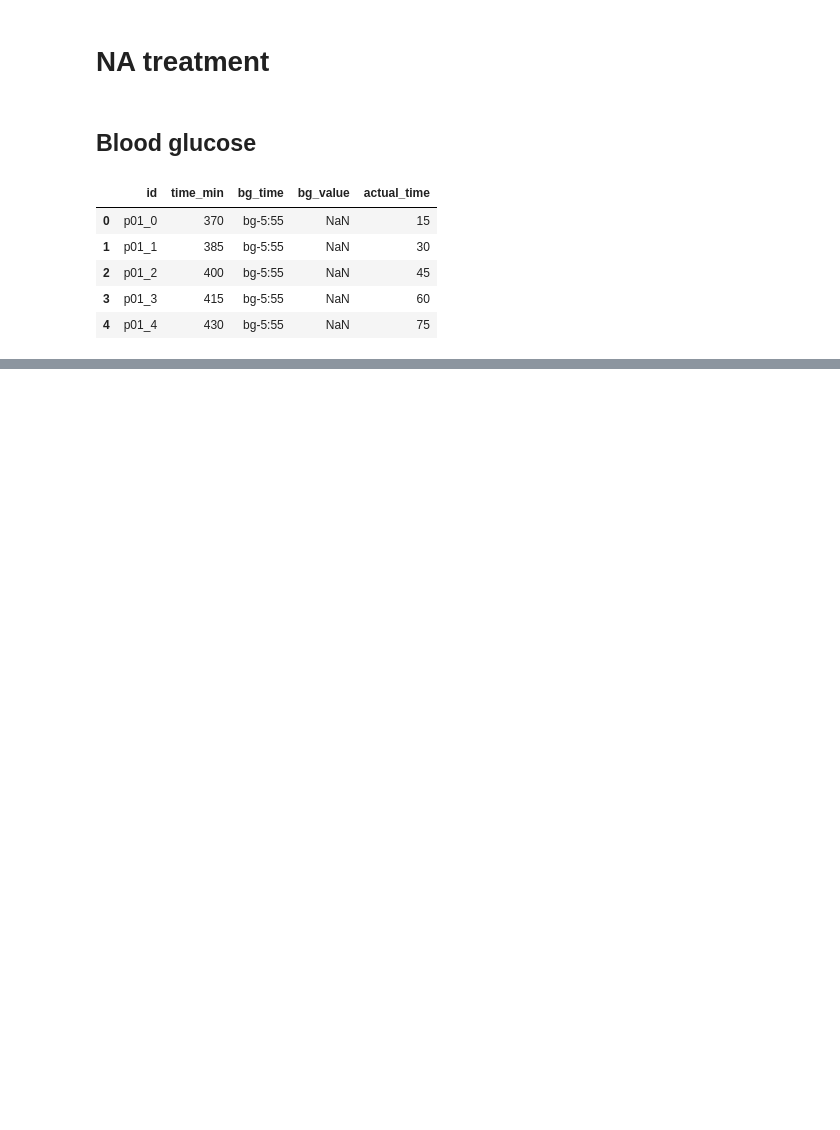
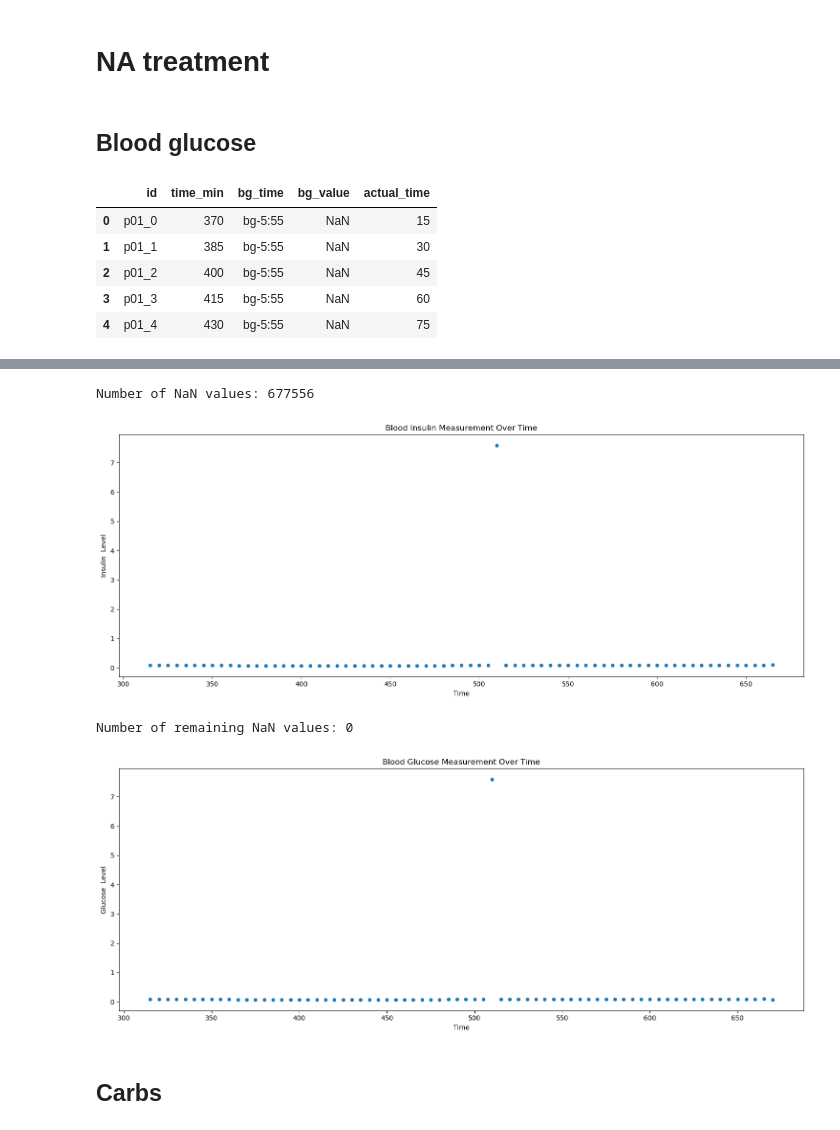
Before and after one commit to juliettemaes/Blood-Glucose-Prediction, a Jupyter notebook: src/preprocessing_data.ipynb, the cells around one changed output, grey strips where cells are left out. Saved outputs shown, nothing was run; the diff lists cells and outputs as text; code cells hidden in the pictures; blank space fills up the shorter version.

```diff
--- a/src/preprocessing_data.ipynb
+++ b/src/preprocessing_data.ipynb
@@ -74,0 +97,4 @@ Number of remaining NaN values: 0
+# %%
+ins_columns = [col for col in train.columns if col.startswith('insulin')]
+ins_df = pd.melt(train, id_vars=['id', 'time_min'], value_vars=ins_columns, var_name='ins_time', value_name='ins_value')
+ins_df = actual_time(ins_df, 'ins_time')
@@ -74,0 +136,43 @@ Number of remaining NaN values: 0
+# %%
+def fill_na_values(group):
+    group['ins_value'] = group['ins_value'].fillna(group['ins_value'].quantile(0.25))
+
+    return group
+# %%
+# Print the number of NaN values before transformation
+nan_count = ins_df['ins_value'].isna().sum()
+print(f"\nNumber of NaN values: {nan_count}")
+
+# Plot an example sample of blood glucose measurements before NA transformation
+plt.figure(figsize=(15, 6))
+sns.scatterplot(x='actual_time', y='ins_value', data=ins_df[ins_df["id"] == "p11_24401"])
+plt.title('Blood Insulin Measurement Over Time')
+plt.xlabel('Time')
+plt.ylabel('Insulin  Level')
+plt.tight_layout()
+plt.show()
+
+with warnings.catch_warnings():
+    warnings.simplefilter("ignore")
+    ins_df = ins_df.groupby('id').apply(fill_na_values).reset_index(drop=True)
+    ins_df['ins_value'] = ins_df['ins_value'].fillna(ins_df['ins_value'].quantile(0.25))
+
+# Check if there are any remaining NaN values
+nan_count = ins_df['ins_value'].isna().sum()
+print(f"\nNumber of remaining NaN values: {nan_count}")
+
+# Plot an example sample of blood glucose measurements after NA transformation
+plt.figure(figsize=(15, 6))
+sns.scatterplot(x='actual_time', y='ins_value', data=ins_df[ins_df["id"] == "p11_24401"])
+plt.title('Blood Glucose Measurement Over Time')
+plt.xlabel('Time')
+plt.ylabel('Glucose  Level')
+plt.tight_layout()
+plt.show()
+# %% [output]
+Number of NaN values: 677556
+[figure, added]
+Number of remaining NaN values: 0
+[figure, added]
+# %% [markdown]
+## Carbs
```
Also changed, not shown: parts of 11 cells of this notebook.
